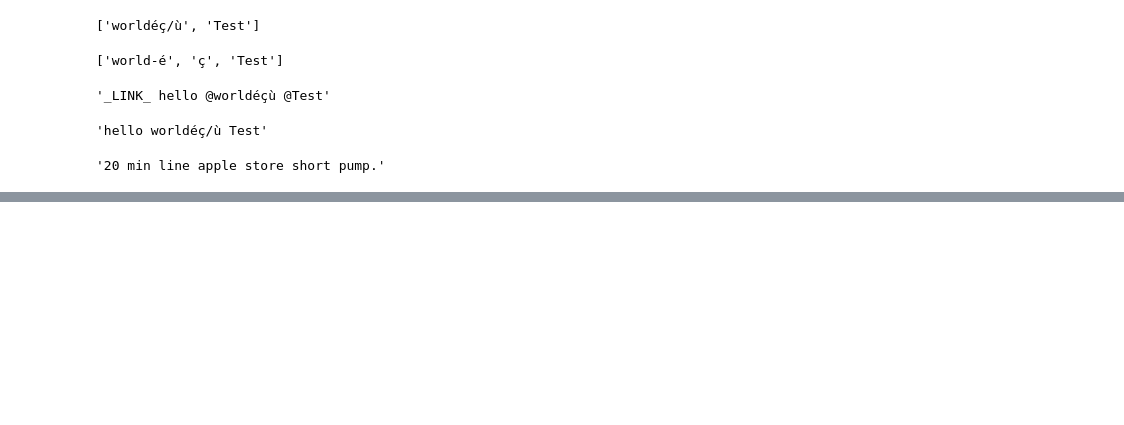
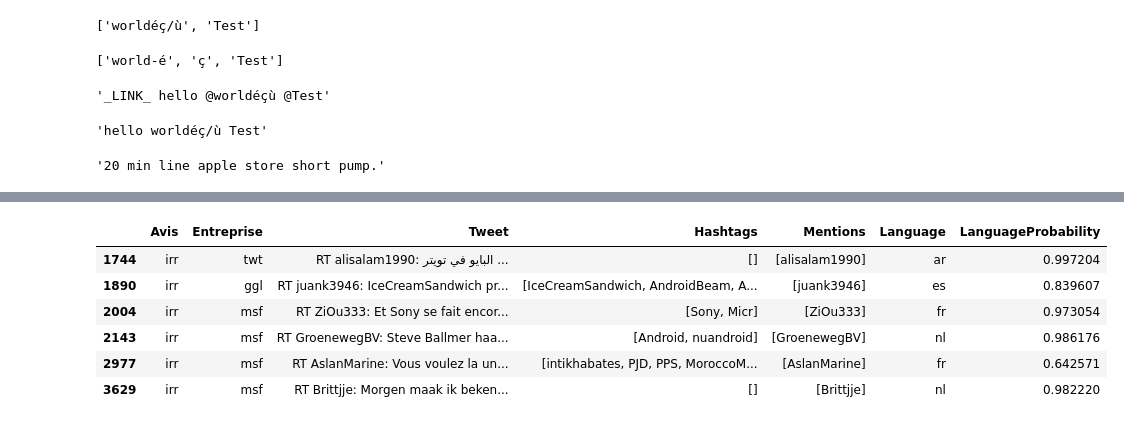
Before and after one commit to al-one-zero/extraction, a Jupyter notebook: notebooks/oussama.ipynb, the cells around one changed output, grey strips where cells are left out. Drawn from its saved outputs; the diff is of its cells as text; code cells hidden in the pictures; blank space fills up the shorter version.

```diff
--- a/notebooks/oussama.ipynb
+++ b/notebooks/oussama.ipynb
@@ -200,0 +315,13 @@ df.to_pickle("../data/df_preproc.pk")
+# %%
+df[(df.Avis == "irr") & (df.apply(lambda x : ((x["Tweet"].lower().find("google") == -1) and
+                                              (x["Tweet"].lower().find("apple") == -1) and
+                                              (x["Tweet"].lower().find("microsoft") == -1) and
+                                              (x["Tweet"].lower().find("twitter") == -1)), axis=1))]
+# %% [output]
+|  | Avis | Entreprise | Tweet | Hashtags | Mentions | Language | LanguageProbability |
+| 1744 | irr | twt | RT alisalam1990: البايو في تويتر ... | [] | [alisalam1990] | ar | 0.997204 |
+| 1890 | irr | ggl | RT juank3946: IceCreamSandwich pr... | [IceCreamSandwich, AndroidBeam, A... | [juank3946] | es | 0.839607 |
+| 2004 | irr | msf | RT ZiOu333: Et Sony se fait encor... | [Sony, Micr] | [ZiOu333] | fr | 0.973054 |
+| 2143 | irr | msf | RT GroenewegBV: Steve Ballmer haa... | [Android, nuandroid] | [GroenewegBV] | nl | 0.986176 |
+| 2977 | irr | msf | RT AslanMarine: Vous voulez la un... | [intikhabates, PJD, PPS, MoroccoM... | [AslanMarine] | fr | 0.642571 |
+| 3629 | irr | msf | RT Brittjje: Morgen maak ik beken... | [] | [Brittjje] | nl | 0.982220 |
```
Also changed, not shown: parts of 15 cells of this notebook, 1 other file.
